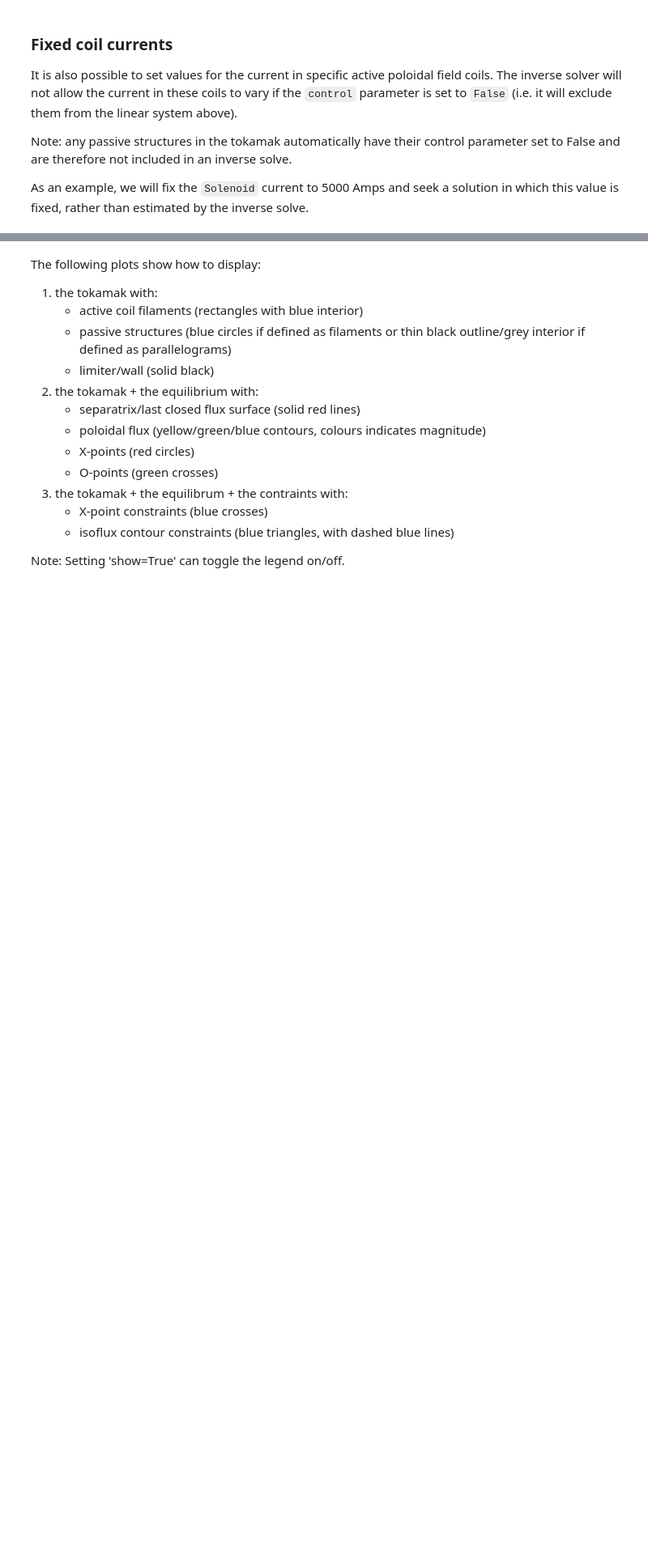
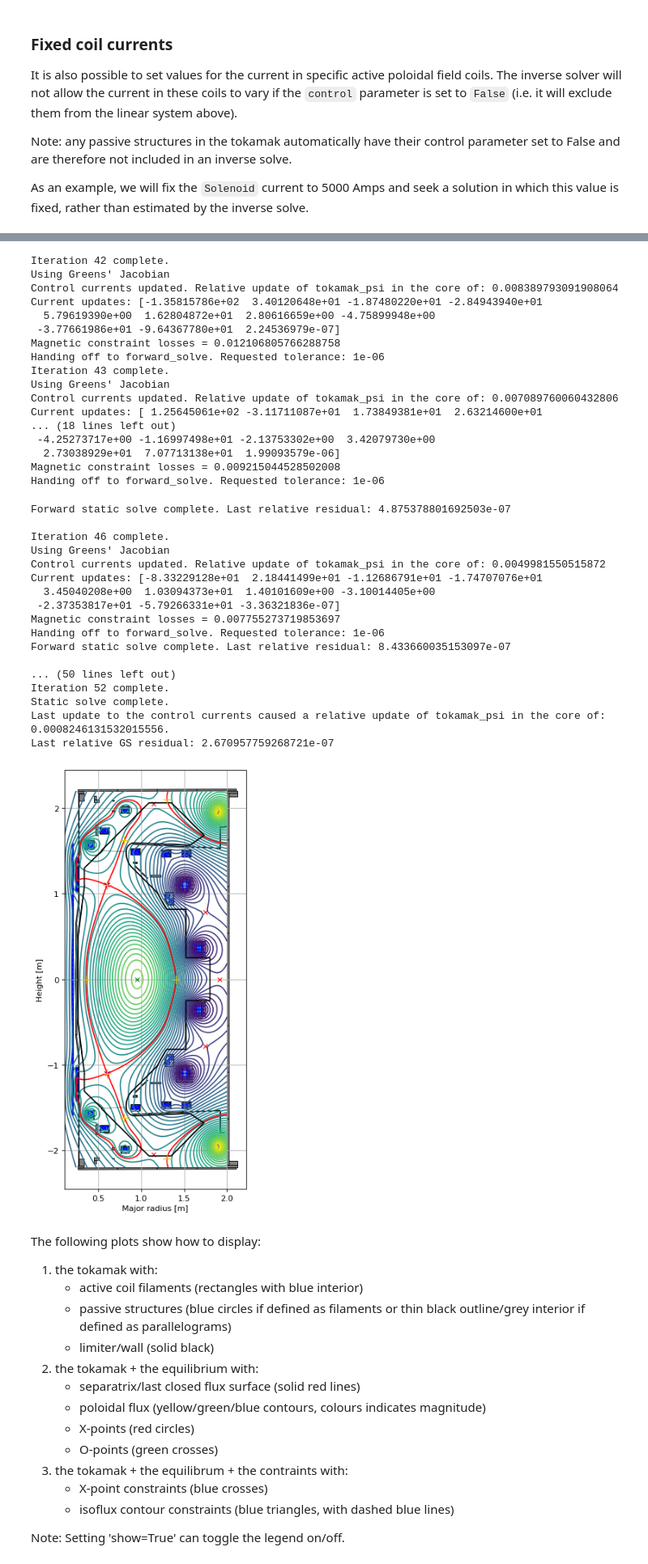
Before and after one commit to FusionComputingLab/freegsnke, a Jupyter notebook: examples/example1 - static_inverse_solve_MASTU.ipynb, the cells around one changed output, grey strips where cells are left out. Shown at 81% size. Drawn from its saved outputs; the diff is of its cells as text; code cells hidden in the pictures; blank space fills up the shorter version.

```diff
--- a/examples/example1 - static_inverse_solve_MASTU.ipynb
+++ b/examples/example1 - static_inverse_solve_MASTU.ipynb
@@ -283,7 +267,8 @@ GSStaticSolver.solve(eq=eq,
                      profiles=profiles,
                      constrain=constrain,
                      target_relative_tolerance=1e-6,
+                     target_relative_psit_update=1e-3,
                      verbose=True, # print output
-                     picard=False, # tells solver to use Newton-Krylov iterations (instead of Picard)
+                     l2_reg=np.array([1e-12]*10+[1e-6]),
                      )
 # %% [output]
@@ -307,3 +430,38 @@ Newton-Krylov iteration: 10
+Iteration 42 complete.
+Using Greens' Jacobian
+Control currents updated. Relative update of tokamak_psi in the core of: 0.008389793091908064
+Current updates: [-1.35815786e+02  3.40120648e+01 -1.87480220e+01 -2.84943940e+01
+  5.79619390e+00  1.62804872e+01  2.80616659e+00 -4.75899948e+00
+ -3.77661986e+01 -9.64367780e+01  2.24536979e-07]
+Magnetic constraint losses = 0.012106805766288758
+Handing off to forward_solve. Requested tolerance: 1e-06
+Iteration 43 complete.
+Using Greens' Jacobian
+Control currents updated. Relative update of tokamak_psi in the core of: 0.007089760060432806
+Current updates: [ 1.25645061e+02 -3.11711087e+01  1.73849381e+01  2.63214600e+01
+... (18 lines left out)
+ -4.25273717e+00 -1.16997498e+01 -2.13753302e+00  3.42079730e+00
+  2.73038929e+01  7.07713138e+01  1.99093579e-06]
+Magnetic constraint losses = 0.009215044528502008
+Handing off to forward_solve. Requested tolerance: 1e-06
+Forward static solve complete. Last relative residual: 4.875378801692503e-07
+
+Iteration 46 complete.
+Using Greens' Jacobian
+Control currents updated. Relative update of tokamak_psi in the core of: 0.0049981550515872
+Current updates: [-8.33229128e+01  2.18441499e+01 -1.12686791e+01 -1.74707076e+01
+  3.45040208e+00  1.03094373e+01  1.40101609e+00 -3.10014405e+00
+ -2.37353817e+01 -5.79266331e+01 -3.36321836e-07]
+Magnetic constraint losses = 0.007755273719853697
+Handing off to forward_solve. Requested tolerance: 1e-06
+Forward static solve complete. Last relative residual: 8.433660035153097e-07
+
+... (50 lines left out)
+Iteration 52 complete.
+Static solve complete.
+Last update to the control currents caused a relative update of tokamak_psi in the core of: 0.0008246131532015556.
+Last relative GS residual: 2.670957759268721e-07
+[figure, added]
 # %% [markdown]
 The following plots show how to display:
 1. the tokamak with:
```
Also changed, not shown: parts of 14 cells of this notebook, 3 other files.
